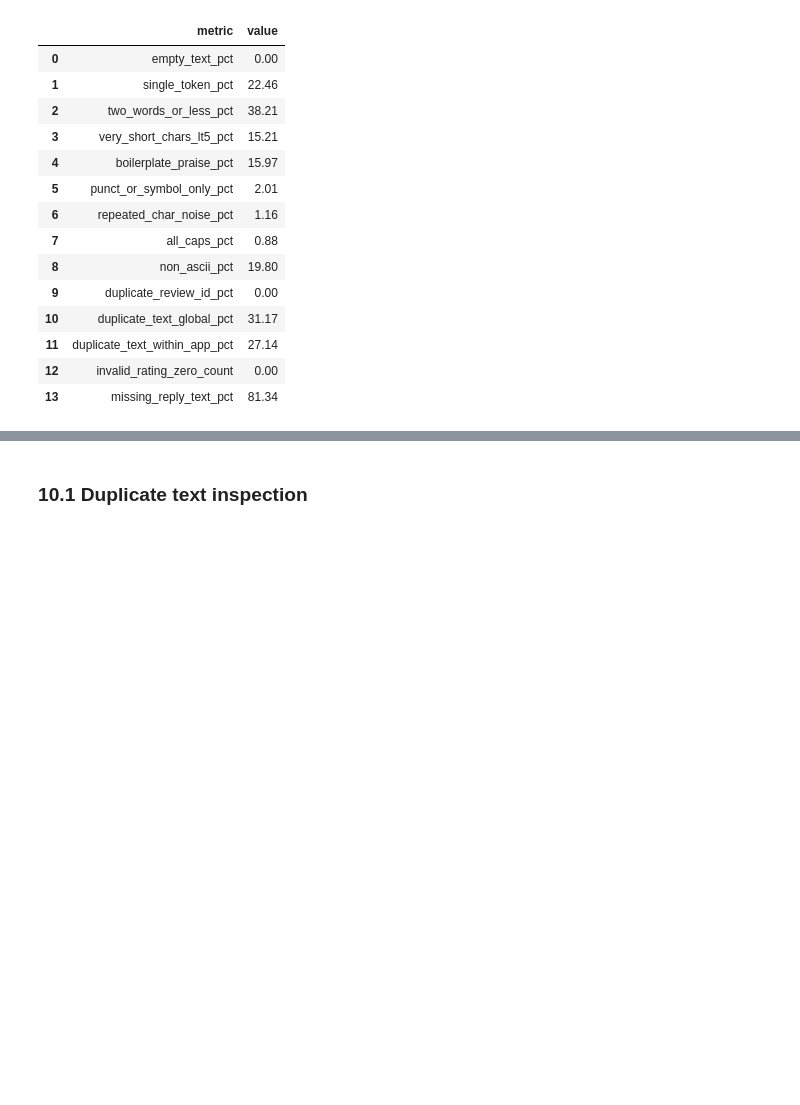
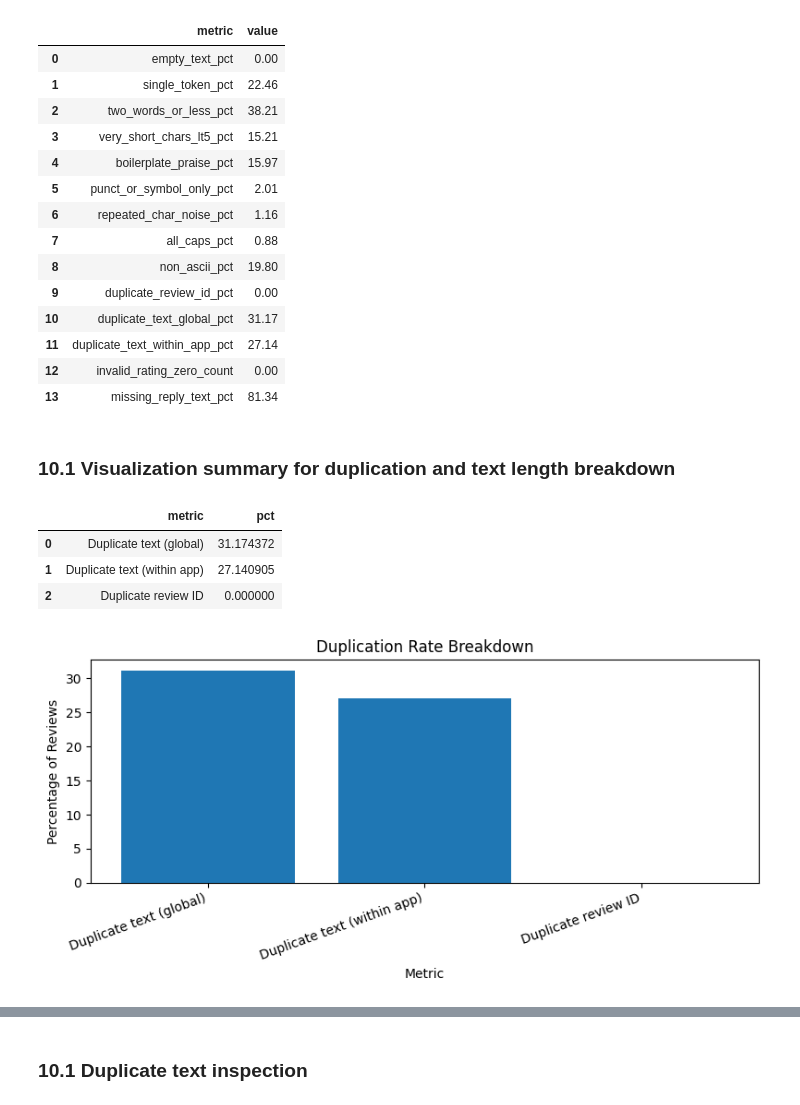
Before and after one commit to DaivdWang/Google-Play-app-review-analysis, a Jupyter notebook: notebooks/google_play_eda.ipynb, the cells around one changed output, grey strips where cells are left out. Drawn from its saved outputs; the diff is of its cells as text; code cells hidden in the pictures; blank space fills up the shorter version.

```diff
--- a/notebooks/google_play_eda.ipynb
+++ b/notebooks/google_play_eda.ipynb
@@ -480,3 +502,29 @@ display(quality_df)
 | 11 | duplicate_text_within_app_pct | 27.14 |
 | 12 | invalid_rating_zero_count | 0.00 |
 | 13 | missing_reply_text_pct | 81.34 |
+# %% [markdown]
+### 10.1 Visualization summary for duplication and text length breakdown
+# %%
+duplication_summary = pd.DataFrame({
+    "metric": ["Duplicate text (global)", "Duplicate text (within app)", "Duplicate review ID"],
+    "pct": [
+        df["dup_text_global"].mean() * 100,
+        df["dup_text_within_app"].mean() * 100,
+        df["dup_review_id"].mean() * 100
+    ]
+})
+display(duplication_summary)
+
+plt.figure(figsize=(8,4))
+plt.bar(duplication_summary["metric"], duplication_summary["pct"])
+plt.title("Duplication Rate Breakdown")
+plt.xlabel("Metric")
+plt.ylabel("Percentage of Reviews")
+plt.xticks(rotation=20, ha="right")
+save_plot(OUTPUT_DIR / "duplication_rate_breakdown.png")
+# %% [output]
+|  | metric | pct |
+| 0 | Duplicate text (global) | 31.174372 |
+| 1 | Duplicate text (within app) | 27.140905 |
+| 2 | Duplicate review ID | 0.000000 |
+[figure, added]
```
Also changed, not shown: parts of 6 cells of this notebook.
